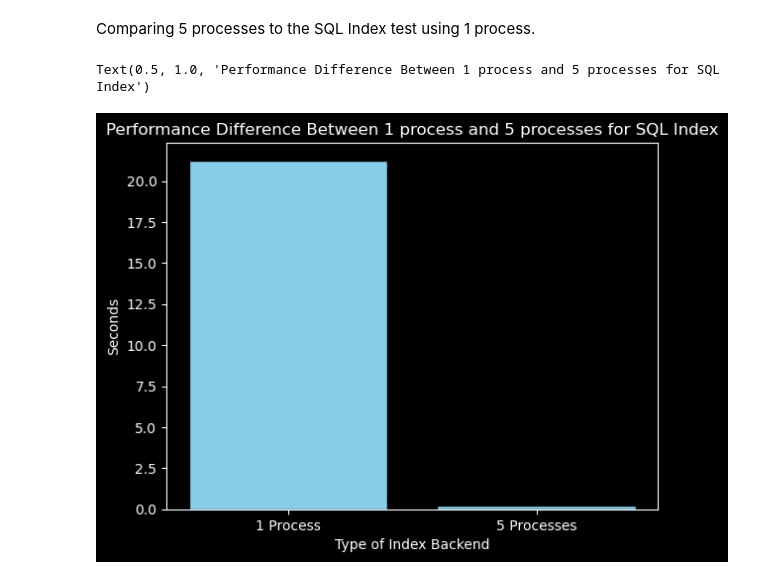
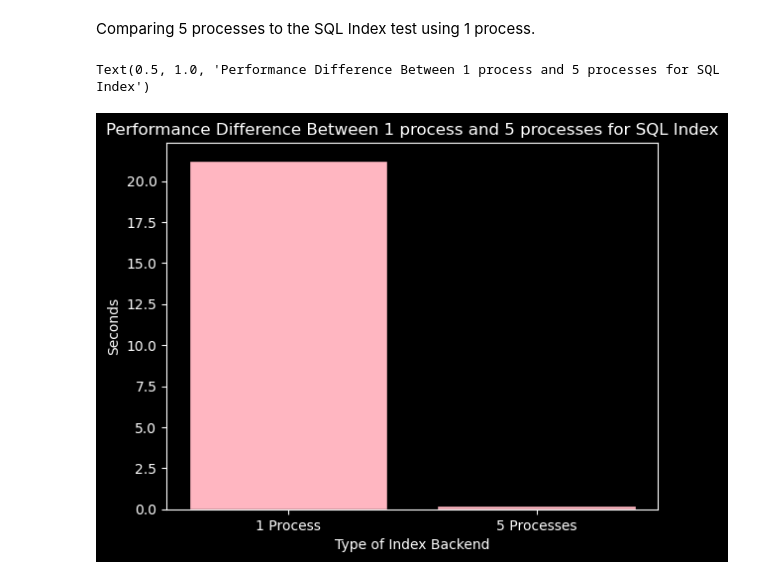
Before and after one commit to 309thEDDGE/weave, a Jupyter notebook: weave/analytics/index_upload_tests.ipynb, the cells around one changed output. Saved outputs shown, nothing was run; the diff lists cells and outputs as text; code cells hidden in the pictures.

Commit message:
changed color

```diff
--- a/weave/analytics/index_upload_tests.ipynb
+++ b/weave/analytics/index_upload_tests.ipynb
@@ -209,12 +209,12 @@ Comparing 5 processes to the SQL Index test using 1 process.
 # %%
 categories = ["1 Process", "5 Processes"]
 values = [sql_time2, sql_time_five]
 
-plt.bar(categories, values, color='skyblue', edgecolor='black')
+plt.bar(categories, values, color='lightpink', edgecolor='black')
 
 plt.xlabel('Type of Index Backend')
 plt.ylabel('Seconds')
 plt.title('Performance Difference Between 1 process and 5 processes for SQL Index')
 # %% [output]
 Text(0.5, 1.0, 'Performance Difference Between 1 process and 5 processes for SQL Index')
-[figure, old version]
+[figure, new version]
```
